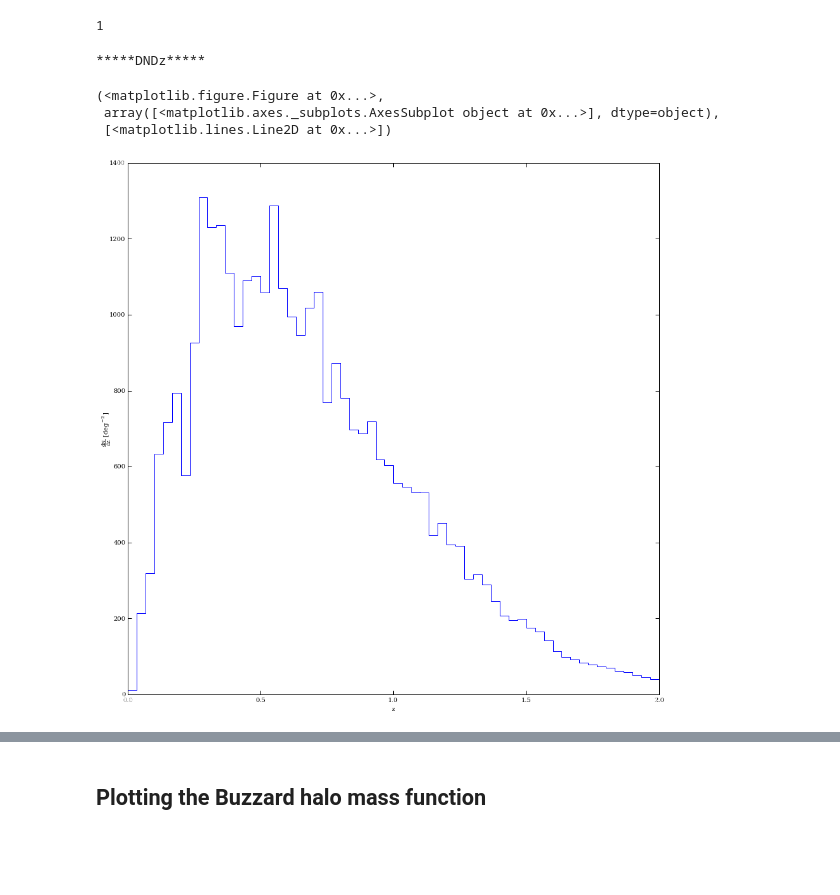
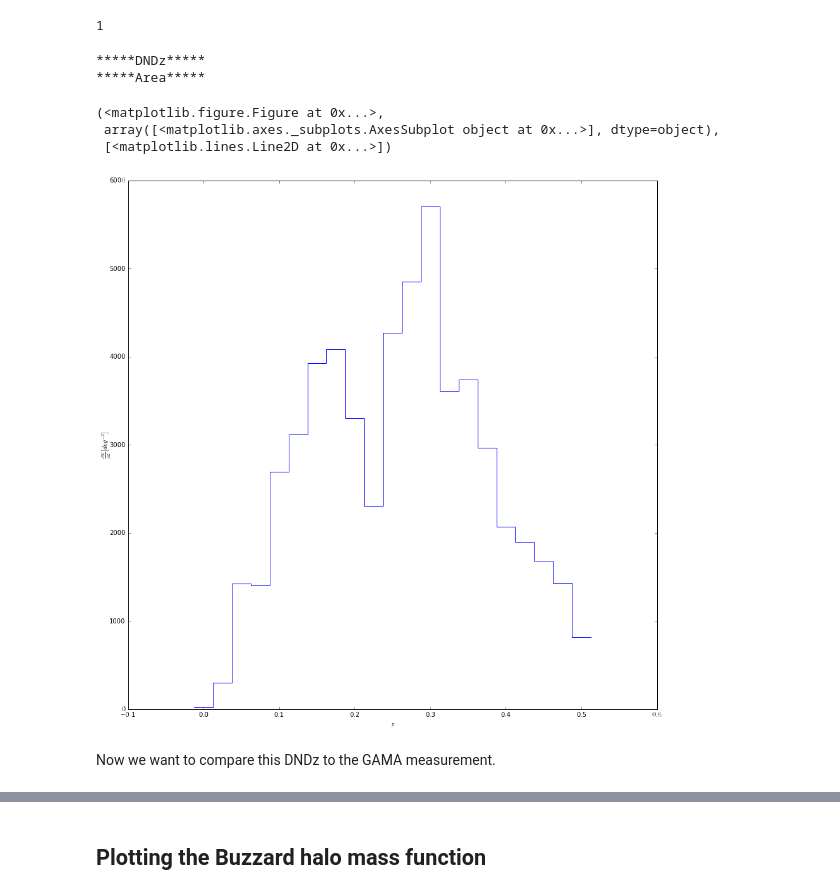
Before and after one commit to j-dr/bigbrother, a Jupyter notebook: example.ipynb, the cells around one changed output, grey strips where cells are left out. Drawn from its saved outputs; the diff is of its cells as text; code cells hidden in the pictures; blank space fills up the shorter version.

Commit message:
Added a dndz comparison.

```diff
--- a/example.ipynb
+++ b/example.ipynb
@@ -94,7 +122,7 @@ f.set_figwidth(15)
 # %% [markdown]
 ## Calculating $\frac{dn}{dz}$
 # %%
-bzdmetrics = [Area(bzd, nside=256), DNDz(bzd, magbins=[19], cutband=2, zbins=np.linspace(-0.0125, 0.5125, 22), normed=True)]
+bzdmetrics = [Area(bzd, nside=256), DNDz(bzd, magbins=[19.75], cutband=2, zbins=np.linspace(-0.0125, 0.5125, 22), normed=True)]
 print(bzdmetrics[0].mapkeys)
 print(bzdmetrics[1].mapkeys)
 # %% [output]
@@ -116,10 +144,13 @@ bzdmetrics[1].nmagbins
 bzd.validate(nmap=1)
 # %% [output]
 *****DNDz*****
+*****Area*****
 # %%
-bzd.metrics[0].visualize()
+bzd.metrics[1].visualize()
 # %% [output]
 (<matplotlib.figure.Figure at 0x...>,
  array([<matplotlib.axes._subplots.AxesSubplot object at 0x...>], dtype=object),
  [<matplotlib.lines.Line2D at 0x...>])
-[figure, old version]
+[figure, new version]
+# %% [markdown]
+Now we want to compare this DNDz to the GAMA measurement.
```
Also changed, not shown: parts of 12 cells of this notebook.
